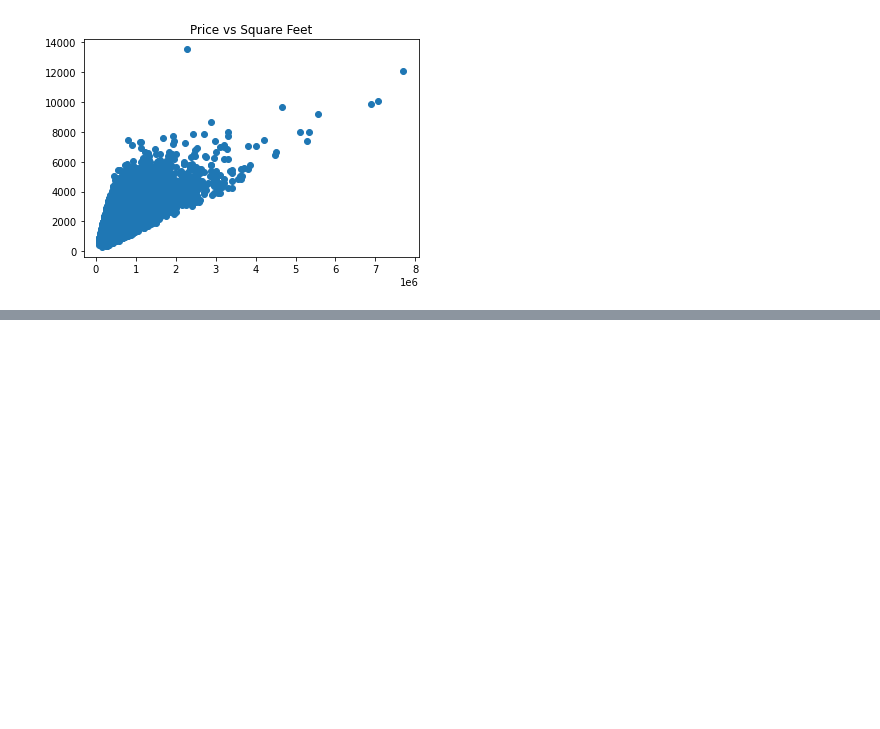
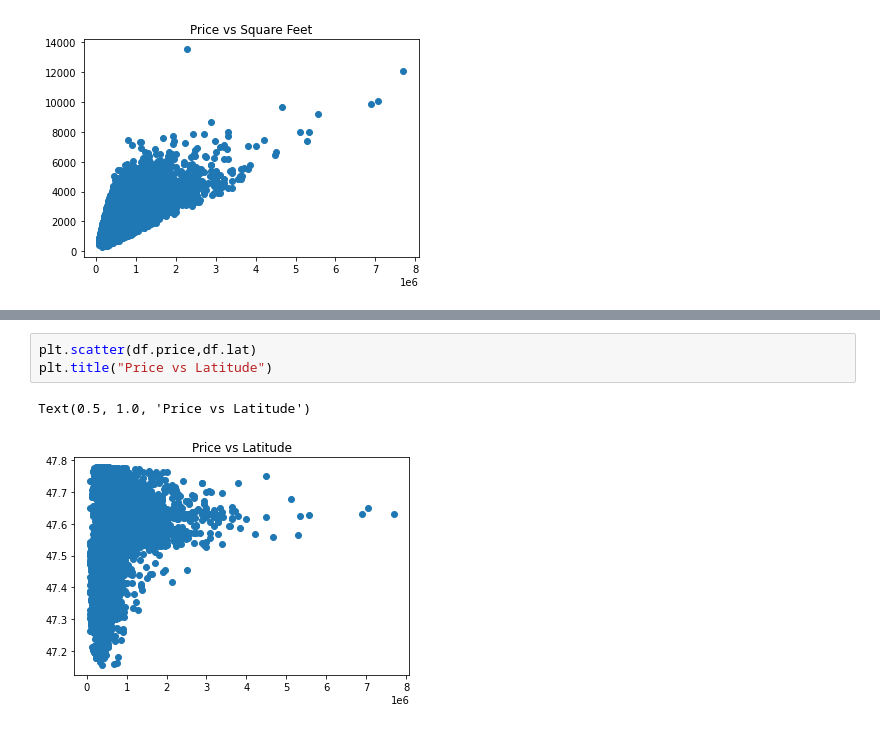
Before and after one commit to Balajithegr8/house_price_prediction, a Jupyter notebook: model.ipynb, the cells around one changed output, grey strips where cells are left out. Cells and saved outputs as stored; diff of their text form; blank space fills up the shorter version.

```diff
--- a/model.ipynb
+++ b/model.ipynb
@@ -103,0 +110,6 @@ Text(0.5, 1.0, 'Price vs Square Feet')
+# %%
+plt.scatter(df.price,df.lat)
+plt.title("Price vs Latitude")
+# %% [output]
+Text(0.5, 1.0, 'Price vs Latitude')
+[figure, added]
```
Also changed, not shown: parts of 17 cells of this notebook.
